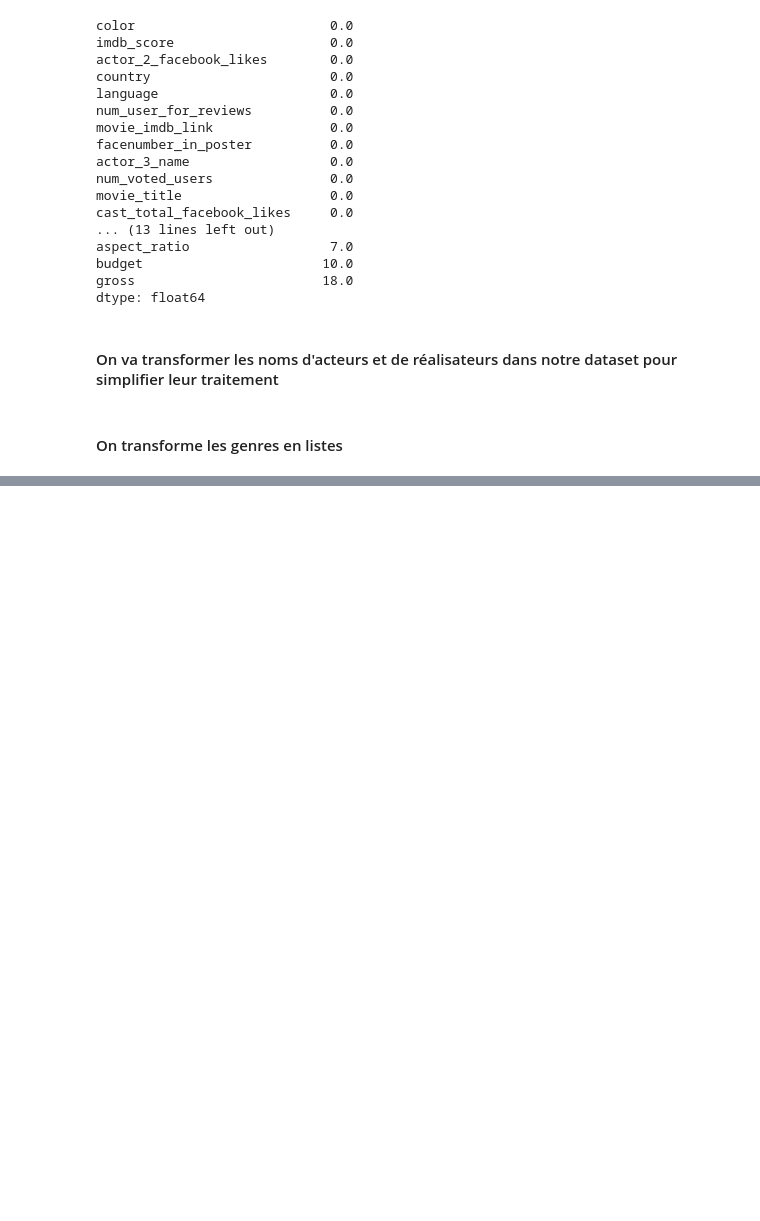
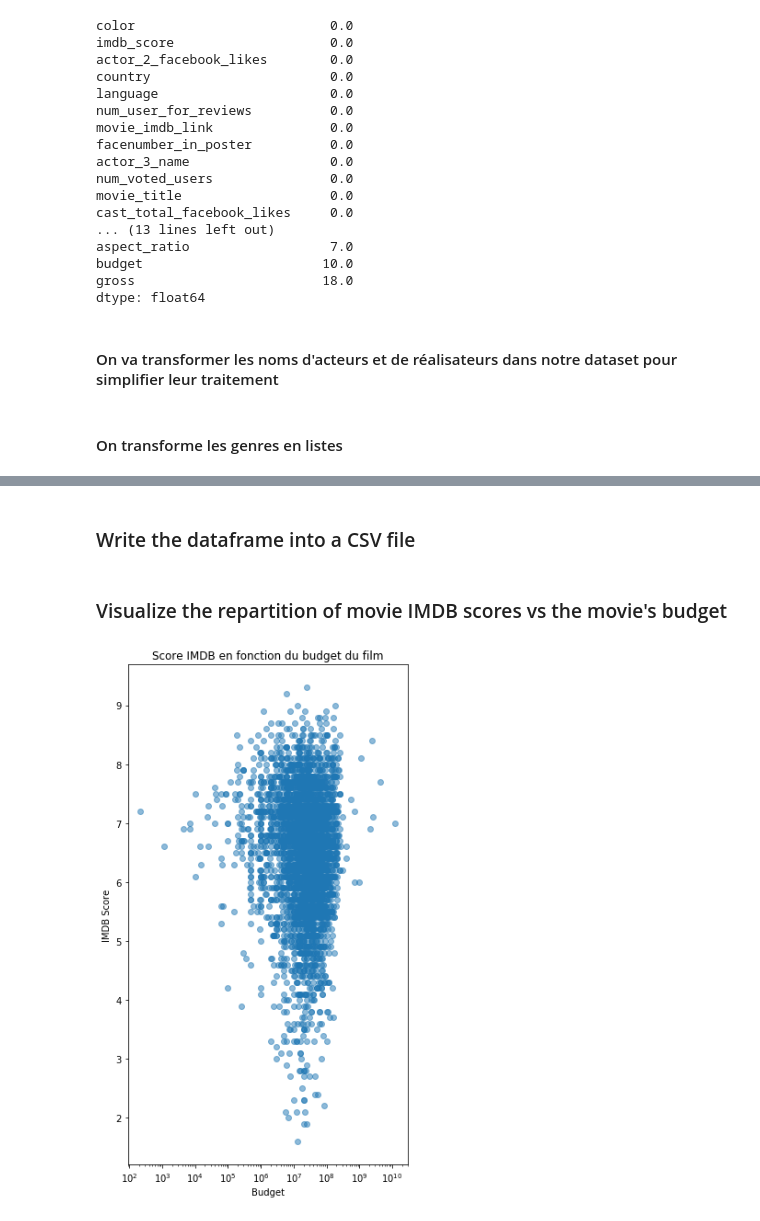
Before and after one commit to reda-bel/Movie-Engine, a Jupyter notebook: MovieEngine.ipynb, the cells around one changed output, grey strips where cells are left out. Cells and saved outputs as stored; diff of their text form; code cells hidden in the pictures; blank space fills up the shorter version.

```diff
--- a/MovieEngine.ipynb
+++ b/MovieEngine.ipynb
@@ -114,4 +113,6 @@ df.head(10).style
 | 7 | Color | nathangreno | 324 | 100 | 15 | 284 | ... |
 | 8 | Color | josswhedon | 635 | 141 | 0 | 19000 | ... |
 | 9 | Color | davidyates | 375 | 153 | 282 | 10000 | ... |
+# %% [markdown]
+### Write the dataframe into a CSV file
 # %%
@@ -118 +120,25 @@ df.head(10).style
 df.to_csv('movie_db.csv',sep='\t',index=False,encoding='utf-8')
+# %%
+import matplotlib
+import matplotlib.pyplot as plt
+plt.style.use('ggplot')
+# %%
+df1 = pd.read_csv("movie_metadata.csv", sep=',',low_memory=False)
+df1=df1.dropna()
+# %% [markdown]
+### Visualize the repartition of movie IMDB scores vs the movie's budget
+# %%
+x=df1['budget']
+y=df1['imdb_score']
+
+fig=plt.figure(figsize=(12,10))
+ax = fig.add_subplot(121)
+plt.scatter(x, y, alpha=0.5)
+
+plt.title("Score IMDB en fonction du budget du film")
+ax.set_xscale('log')
+ax.set_ylabel("IMDB Score")
+ax.set_xlabel("Budget")
+plt.show()
+# %% [output]
+[figure, added]
```
Also changed, not shown: parts of 17 cells of this notebook.
